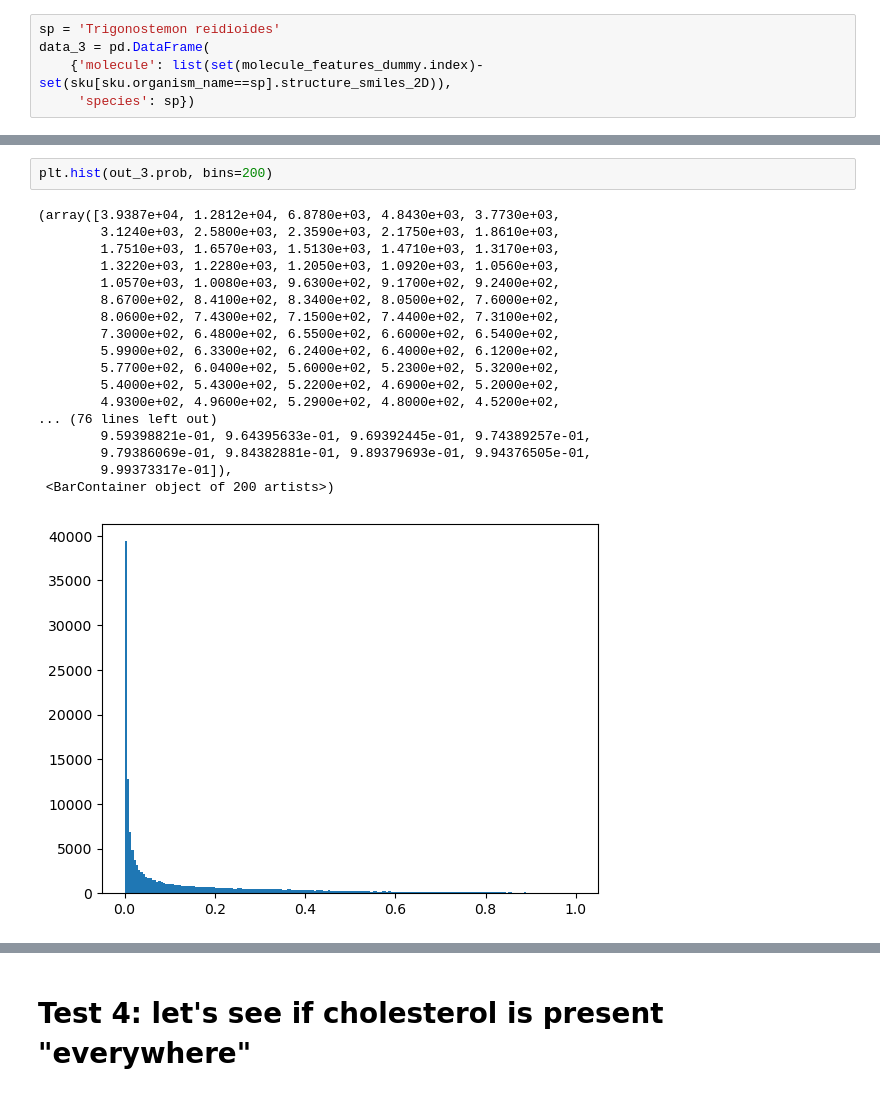
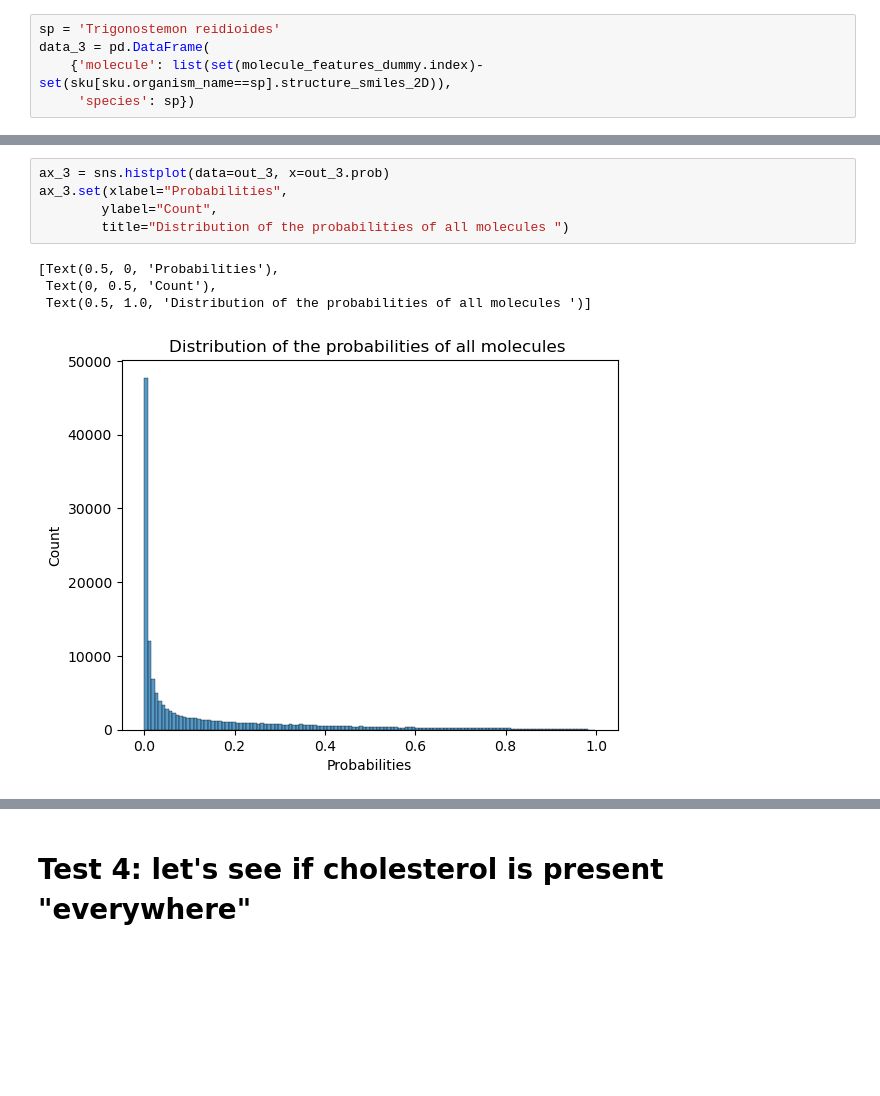
Before and after one commit to anticipated-chemistry-of-life/GNN, a Jupyter notebook: test_pipeline.ipynb, the cells around one changed output, grey strips where cells are left out. Saved outputs shown, nothing was run; the diff lists cells and outputs as text; blank space fills up the shorter version.

```diff
--- a/test_pipeline.ipynb
+++ b/test_pipeline.ipynb
@@ -80,24 +81,13 @@ StellarDiGraph: Directed multigraph
-# %%
-plt.hist(out_3.prob, bins=200)
-# %% [output]
-(array([3.9387e+04, 1.2812e+04, 6.8780e+03, 4.8430e+03, 3.7730e+03,
-        3.1240e+03, 2.5800e+03, 2.3590e+03, 2.1750e+03, 1.8610e+03,
-        1.7510e+03, 1.6570e+03, 1.5130e+03, 1.4710e+03, 1.3170e+03,
-        1.3220e+03, 1.2280e+03, 1.2050e+03, 1.0920e+03, 1.0560e+03,
-        1.0570e+03, 1.0080e+03, 9.6300e+02, 9.1700e+02, 9.2400e+02,
-        8.6700e+02, 8.4100e+02, 8.3400e+02, 8.0500e+02, 7.6000e+02,
-        8.0600e+02, 7.4300e+02, 7.1500e+02, 7.4400e+02, 7.3100e+02,
-        7.3000e+02, 6.4800e+02, 6.5500e+02, 6.6000e+02, 6.5400e+02,
-        5.9900e+02, 6.3300e+02, 6.2400e+02, 6.4000e+02, 6.1200e+02,
-        5.7700e+02, 6.0400e+02, 5.6000e+02, 5.2300e+02, 5.3200e+02,
-        5.4000e+02, 5.4300e+02, 5.2200e+02, 4.6900e+02, 5.2000e+02,
-        4.9300e+02, 4.9600e+02, 5.2900e+02, 4.8000e+02, 4.5200e+02,
-... (76 lines left out)
-        9.59398821e-01, 9.64395633e-01, 9.69392445e-01, 9.74389257e-01,
-        9.79386069e-01, 9.84382881e-01, 9.89379693e-01, 9.94376505e-01,
-        9.99373317e-01]),
- <BarContainer object of 200 artists>)
-[figure, removed]
+# %%
+ax_3 = sns.histplot(data=out_3, x=out_3.prob)
+ax_3.set(xlabel="Probabilities",
+        ylabel="Count",
+        title="Distribution of the probabilities of all molecules ")
+# %% [output]
+[Text(0.5, 0, 'Probabilities'),
+ Text(0, 0.5, 'Count'),
+ Text(0.5, 1.0, 'Distribution of the probabilities of all molecules ')]
+[figure, added]
 # %%
 out_3[out_3.prob>0.95]
 # %% [output]
```
Also changed, not shown: parts of 17 cells of this notebook, 4 other files.
